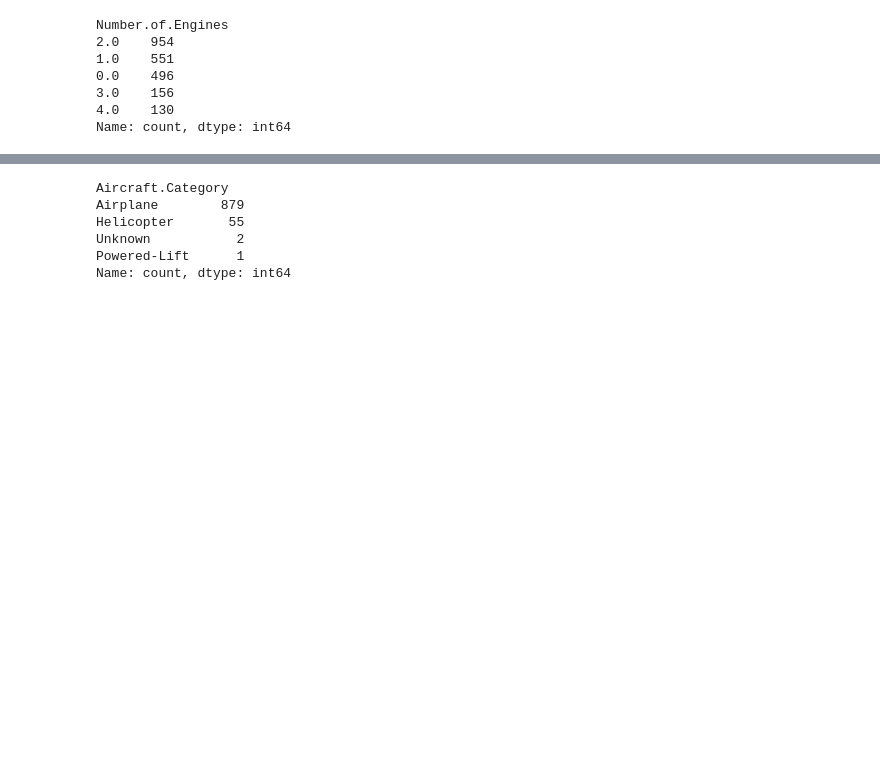
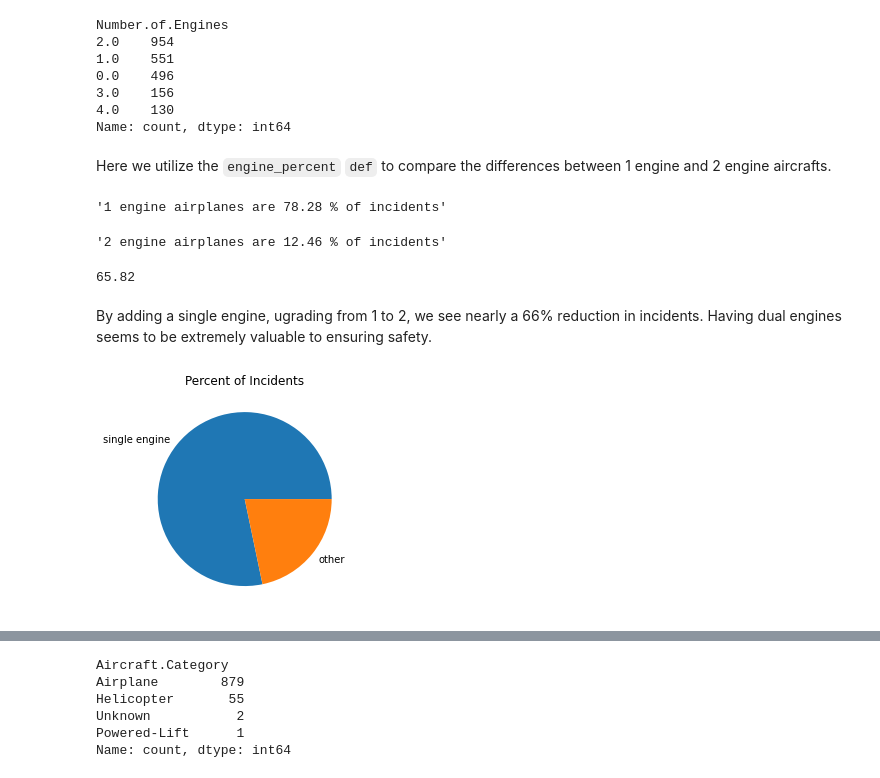
Before and after one commit to Djohnson1313/phase_1_project, a Jupyter notebook: phase_1_project_final.ipynb, the cells around one changed output, grey strips where cells are left out. Saved outputs shown, nothing was run; the diff lists cells and outputs as text; code cells hidden in the pictures; blank space fills up the shorter version.

```diff
--- a/phase_1_project_final.ipynb
+++ b/phase_1_project_final.ipynb
@@ -425,3 +650,28 @@ Number.of.Engines
 3.0    156
 4.0    130
 Name: count, dtype: int64
+# %% [markdown]
+Here we utilize the `engine_percent` `def` to compare the differences between 1 engine and 2 engine aircrafts.
+# %%
+engine_count(1)
+# %% [output]
+'1 engine airplanes are 78.28 % of incidents'
+# %%
+engine_count(2)
+# %% [output]
+'2 engine airplanes are 12.46 % of incidents'
+# %%
+# subtract the percentages to see the incident reduction by adding a single engine
+78.28 - 12.46
+# %% [output]
+65.82
+# %% [markdown]
+By adding a single engine, ugrading from 1 to 2, we see nearly a 66% reduction in incidents. Having dual engines seems to be extremely valuable to ensuring safety.
+# %%
+y = np.array([78.28,21.72])
+labels = ['single engine', 'other']
+plt.pie(y, labels = labels)
+plt.title('Percent of Incidents')
+plt.show()
+# %% [output]
+[figure, added]
```
Also changed, not shown: parts of 119 cells of this notebook.
